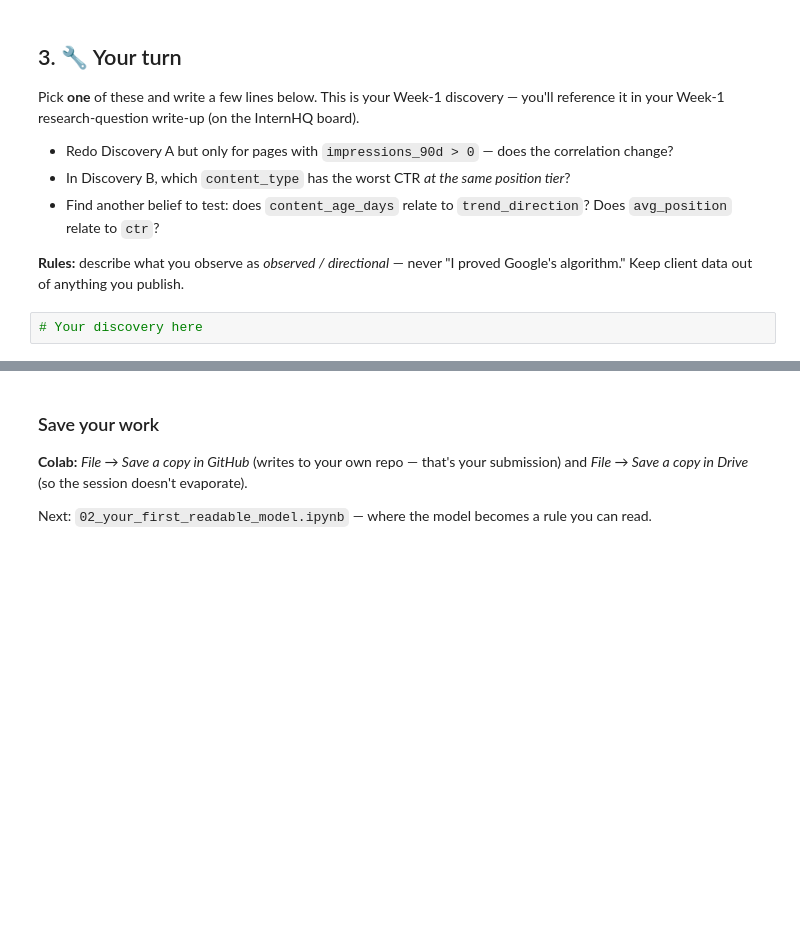
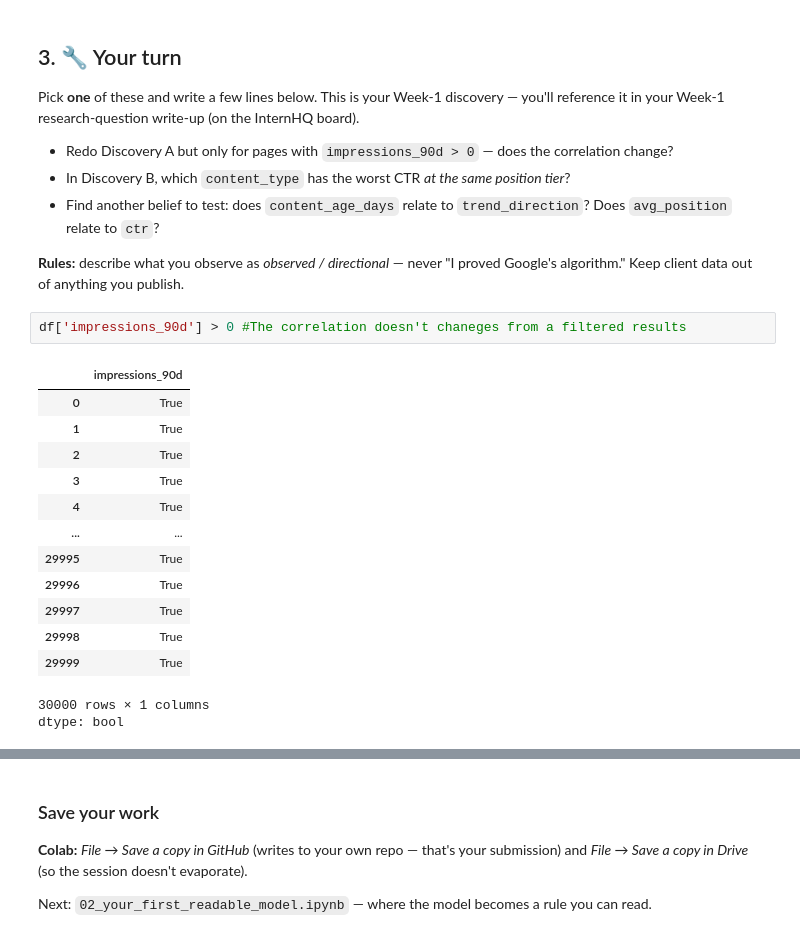
Before and after one commit to RohanNK86/ML_Intern_Assets, a Jupyter notebook: notebooks/01_first_look_and_discovery.ipynb, the cells around one changed output, grey strips where cells are left out. Drawn from its saved outputs; the diff is of its cells as text; blank space fills up the shorter version.

```diff
--- a/notebooks/01_first_look_and_discovery.ipynb
+++ b/notebooks/01_first_look_and_discovery.ipynb
@@ -125,4 +152,19 @@ Pick **one** of these and write a few lines below. This is your Week-1 discovery
 
 **Rules:** describe what you observe as *observed / directional* — never "I proved Google's algorithm." Keep client data out of anything you publish.
 # %%
-# Your discovery here
+df['impressions_90d'] > 0 #The correlation doesn't chaneges from a filtered results
+# %% [output]
+|  | impressions_90d |
+| 0 | True |
+| 1 | True |
+| 2 | True |
+| 3 | True |
+| 4 | True |
+| ... | ... |
+| 29995 | True |
+| 29996 | True |
+| 29997 | True |
+| 29998 | True |
+| 29999 | True |
+30000 rows × 1 columns
+dtype: bool
```
Also changed, not shown: parts of 8 cells of this notebook.
